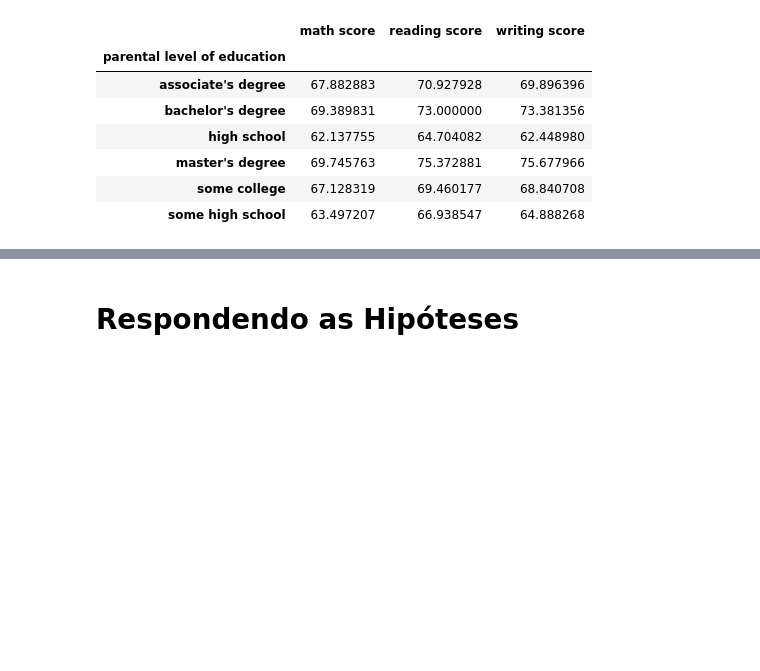
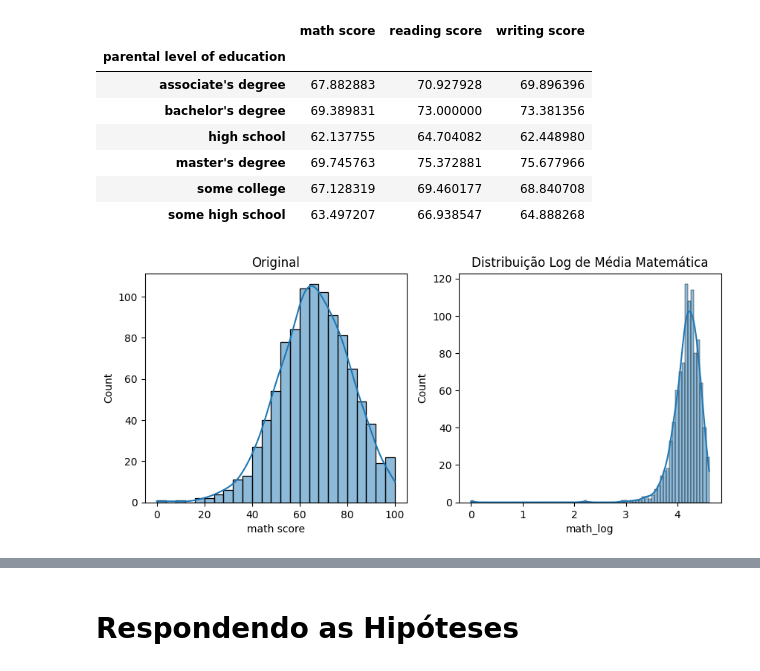
Before and after one commit to Vieiraligia/Data-Science-and-Analytics, a Jupyter notebook: MVP Analise de Dados e Boas Praticas/MVP_AnalisedeDadoseBoasPraticas.ipynb, the cells around one changed output, grey strips where cells are left out. Cells and saved outputs as stored; diff of their text form; code cells hidden in the pictures; blank space fills up the shorter version.

```diff
--- a/MVP Analise de Dados e Boas Praticas/MVP_AnalisedeDadoseBoasPraticas.ipynb
+++ b/MVP Analise de Dados e Boas Praticas/MVP_AnalisedeDadoseBoasPraticas.ipynb
@@ -1028,3 +1028,18 @@ Análise por parental level of education
 | master's degree | 69.745763 | 75.372881 | 75.677966 |
 | some college | 67.128319 | 69.460177 | 68.840708 |
 | some high school | 63.497207 | 66.938547 | 64.888268 |
+# %%
+df["math_log"] = np.log1p(df["math score"])
+# %%
+# usando a tecnica de transformacao logarítmica
+fig, axes = plt.subplots(1, 2, figsize=(10,4))
+
+sns.histplot(df["math score"], kde=True, ax=axes[0])
+axes[0].set_title("Original")
+
+sns.histplot(df["math_log"], kde=True, ax=axes[1])
+axes[1].set_title("Distribuição Log de Média Matemática")
+
+plt.show()
+# %% [output]
+[figure, added]
```
Also changed, not shown: parts of 1 cell of this notebook.
